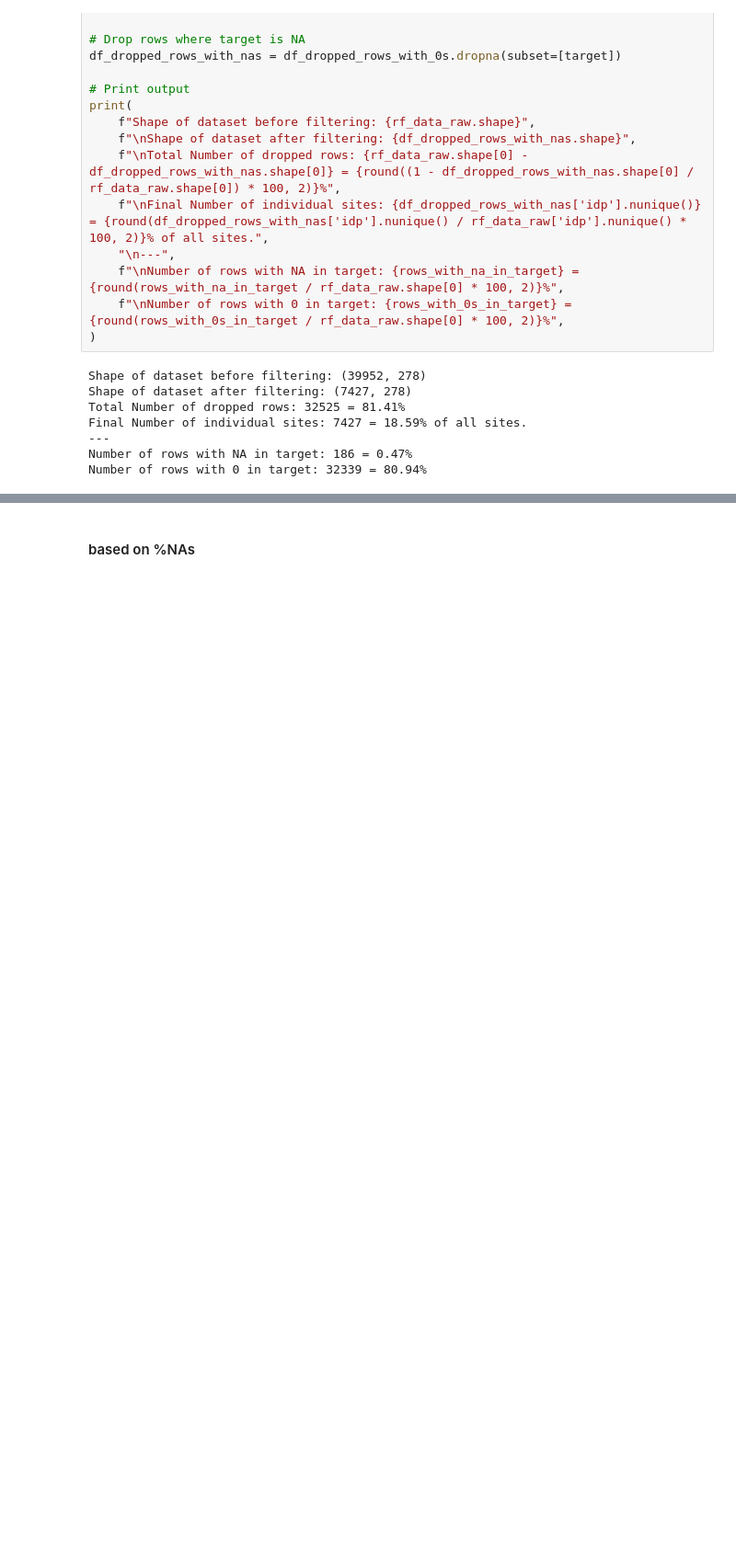
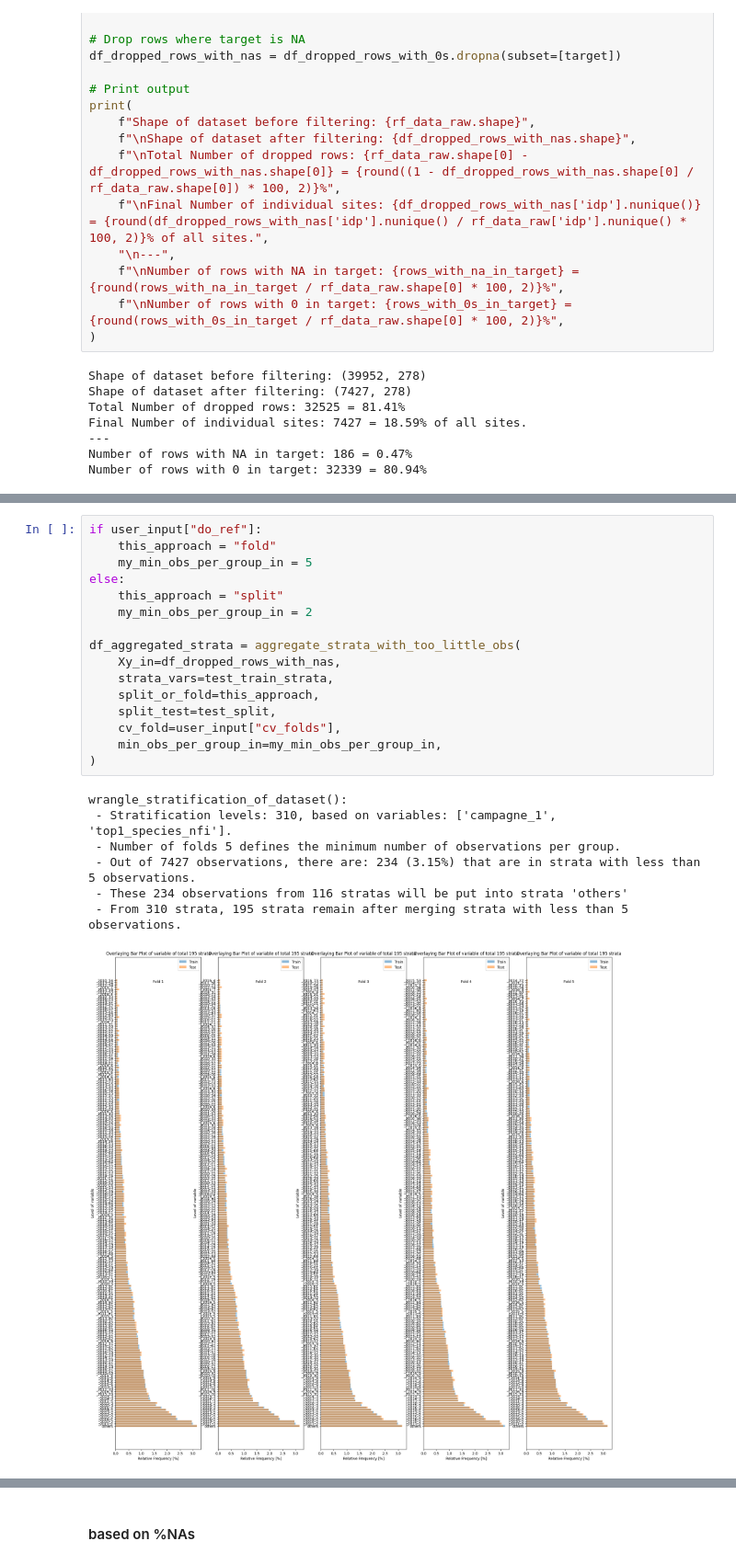
Before and after one commit to padasch/ifn_analysis, a Jupyter notebook: python/04_run_ml_models/run_random_forest.ipynb, the cells around one changed output, grey strips where cells are left out. Shown at 92% size. Cells and saved outputs as stored; diff of their text form; blank space fills up the shorter version.

Commit message:
revised strata aggregation to keep all available data

```diff
--- a/python/04_run_ml_models/run_random_forest.ipynb
+++ b/python/04_run_ml_models/run_random_forest.ipynb
@@ -1494,3 +1555,27 @@ UserWarning: The least populated class in y has only 2 members, which is less th
+# %%
+if user_input["do_ref"]:
+    this_approach = "fold"
+    my_min_obs_per_group_in = 5
+else:
+    this_approach = "split"
+    my_min_obs_per_group_in = 2
+
+df_aggregated_strata = aggregate_strata_with_too_little_obs(
+    Xy_in=df_dropped_rows_with_nas,
+    strata_vars=test_train_strata,
+    split_or_fold=this_approach,
+    split_test=test_split,
+    cv_fold=user_input["cv_folds"],
+    min_obs_per_group_in=my_min_obs_per_group_in,
+)
+# %% [output]
+wrangle_stratification_of_dataset():
+ - Stratification levels: 310, based on variables: ['campagne_1', 'top1_species_nfi'].
+ - Number of folds 5 defines the minimum number of observations per group.
+ - Out of 7427 observations, there are: 234 (3.15%) that are in strata with less than 5 observations.
+ - These 234 observations from 116 stratas will be put into strata 'others'
+ - From 310 strata, 195 strata remain after merging strata with less than 5 observations.
+[figure, added]
 # %% [markdown]
 ### Filter Columns
 
```
Also changed, not shown: parts of 19 cells of this notebook.
